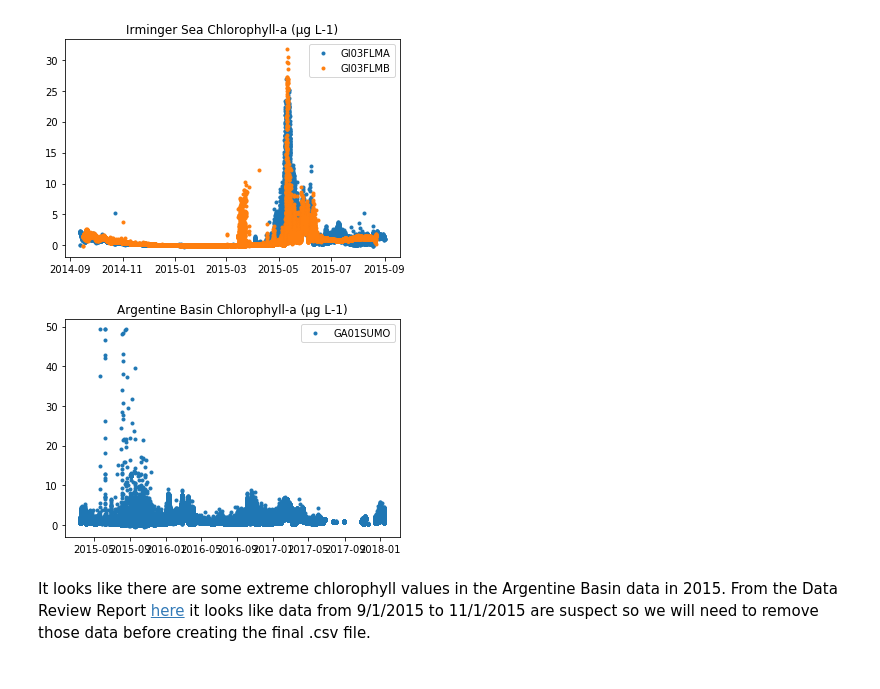
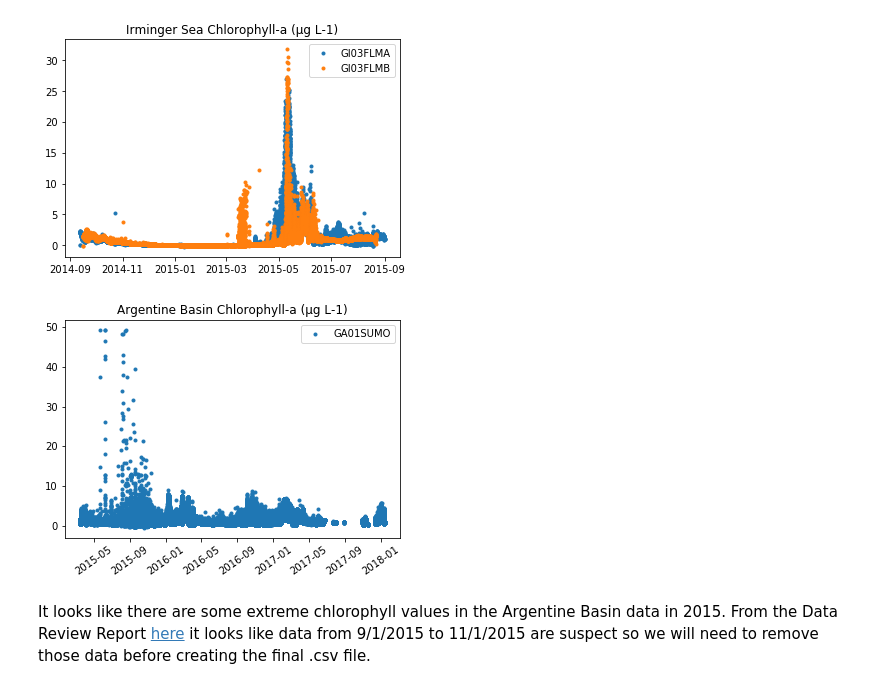
Before and after one commit to ooi-data-lab/nugget-notebooks, a Jupyter notebook: Theme2c_global_phytoplankton_blooms.ipynb, the cells around one changed output. Drawn from its saved outputs; the diff is of its cells as text; code cells hidden in the pictures.

```diff
--- a/Theme2c_global_phytoplankton_blooms.ipynb
+++ b/Theme2c_global_phytoplankton_blooms.ipynb
@@ -163,15 +163,16 @@ ax.set_title('Irminger Sea Chlorophyll-a ({})'.format(GI03FLMA_units['fluorometr
 # %% [output]
 [figure]
 # %%
-# Plot the Argentine Basin data
+# Plot the Argentine Basin data - this may take a while because there are 3 years of data to plot
 fig, ax = plt.subplots()
 plt.plot(GA01SUMO_data['time'], GA01SUMO_data['fluorometric_chlorophyll_a'], '.', label='GA01SUMO')
 ax.legend()
 ax.set_xlabel('')
 ax.set_ylabel('')
-ax.set_title('Argentine Basin Chlorophyll-a ({})'.format(GA01SUMO_units['fluorometric_chlorophyll_a'][0]));
+ax.set_title('Argentine Basin Chlorophyll-a ({})'.format(GA01SUMO_units['fluorometric_chlorophyll_a'][0]))
+plt.xticks(rotation=35);
 # %% [output]
-[figure, old version]
+[figure, new version]
 # %% [markdown]
 It looks like there are some extreme chlorophyll values in the Argentine Basin data in 2015. From the Data Review Report [here](https://datareview.marine.rutgers.edu/instruments/report/GA01SUMO-RID16-02-FLORTD000) it looks like data from 9/1/2015 to 11/1/2015 are suspect so we will need to remove those data before creating the final .csv file.
 # %% [markdown]
```
Also changed, not shown: parts of 1 cell of this notebook, 2 other files.
